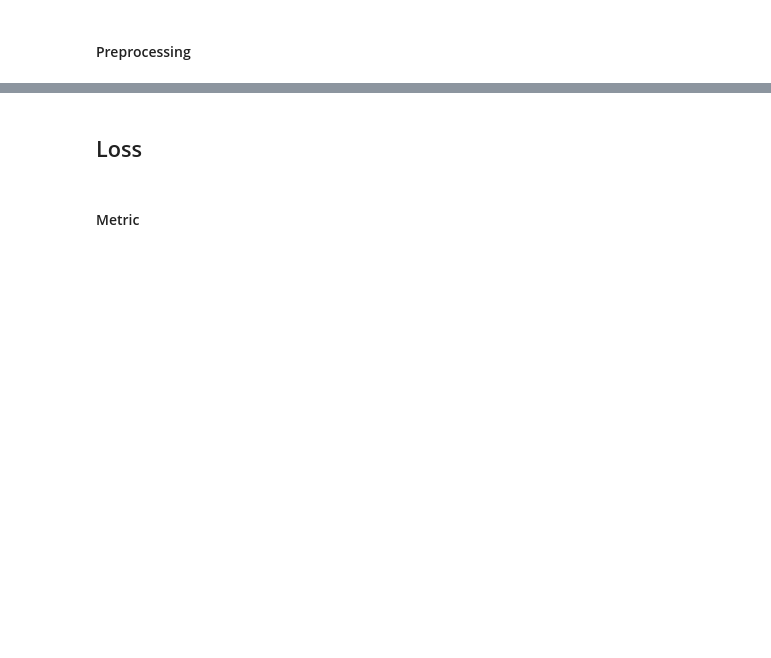
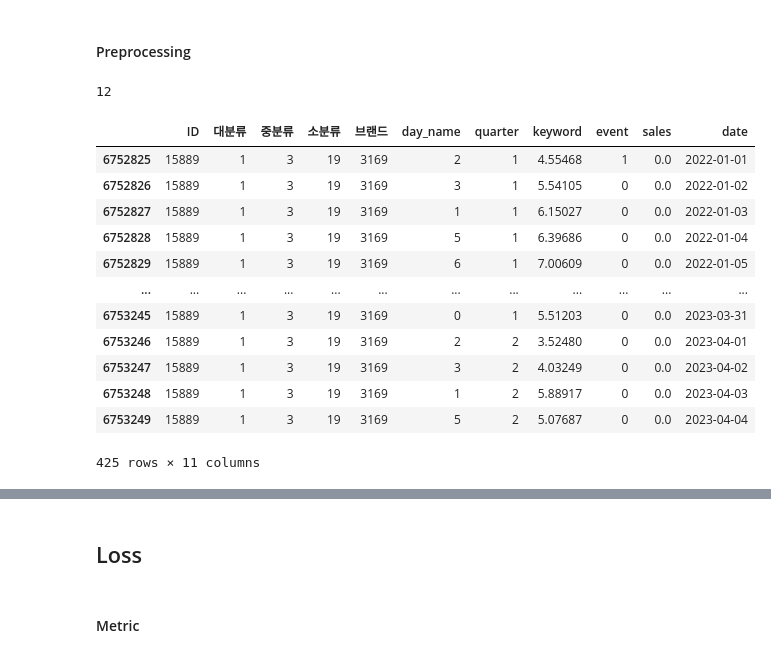
Before and after one commit to A1R-3112/DL_aimer, a Jupyter notebook: cnn_lstm.ipynb, the cells around one changed output, grey strips where cells are left out. Cells and saved outputs as stored; diff of their text form; code cells hidden in the pictures; blank space fills up the shorter version.

```diff
--- a/cnn_lstm.ipynb
+++ b/cnn_lstm.ipynb
@@ -140 +125,21 @@ class IndividualMinMaxScaler:
+# %%
+train_enc.iloc[0:425].sales.max(axis=0)
+# %% [output]
+12
+# %%
+train_enc.iloc[15889*425:15890*425]
+# %% [output]
+|  | ID | 대분류 | 중분류 | 소분류 | 브랜드 | day_name | quarter | keyword | event | sales | date |
+| 6752825 | 15889 | 1 | 3 | 19 | 3169 | 2 | 1 | 4.55468 | 1 | 0.0 | 2022-01-01 |
+| 6752826 | 15889 | 1 | 3 | 19 | 3169 | 3 | 1 | 5.54105 | 0 | 0.0 | 2022-01-02 |
+| 6752827 | 15889 | 1 | 3 | 19 | 3169 | 1 | 1 | 6.15027 | 0 | 0.0 | 2022-01-03 |
+| 6752828 | 15889 | 1 | 3 | 19 | 3169 | 5 | 1 | 6.39686 | 0 | 0.0 | 2022-01-04 |
+| 6752829 | 15889 | 1 | 3 | 19 | 3169 | 6 | 1 | 7.00609 | 0 | 0.0 | 2022-01-05 |
+| ... | ... | ... | ... | ... | ... | ... | ... | ... | ... | ... | ... |
+| 6753245 | 15889 | 1 | 3 | 19 | 3169 | 0 | 1 | 5.51203 | 0 | 0.0 | 2023-03-31 |
+| 6753246 | 15889 | 1 | 3 | 19 | 3169 | 2 | 2 | 3.52480 | 0 | 0.0 | 2023-04-01 |
+| 6753247 | 15889 | 1 | 3 | 19 | 3169 | 3 | 2 | 4.03249 | 0 | 0.0 | 2023-04-02 |
+| 6753248 | 15889 | 1 | 3 | 19 | 3169 | 1 | 2 | 5.88917 | 0 | 0.0 | 2023-04-03 |
+| 6753249 | 15889 | 1 | 3 | 19 | 3169 | 5 | 2 | 5.07687 | 0 | 0.0 | 2023-04-04 |
+425 rows × 11 columns
 # %%
```
Also changed, not shown: parts of 6 cells of this notebook, 2 other files.
